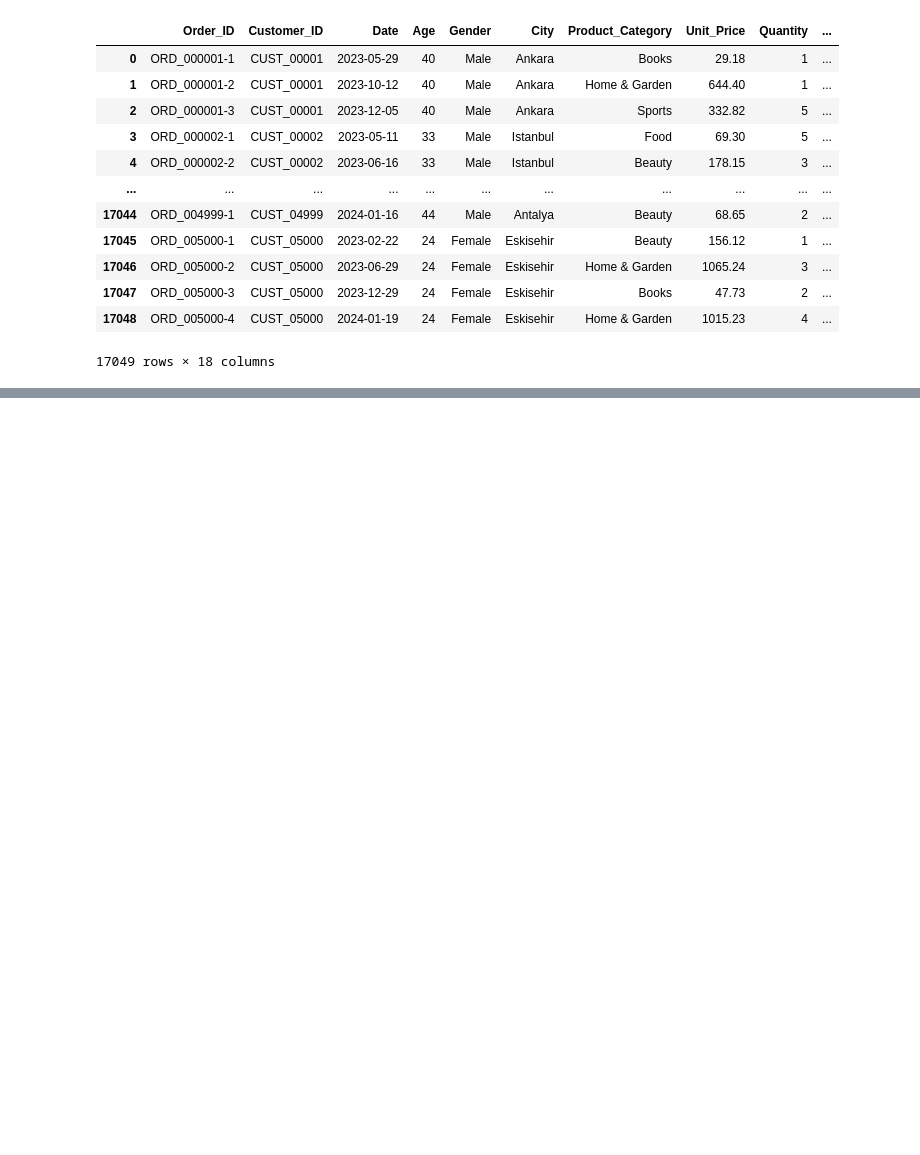
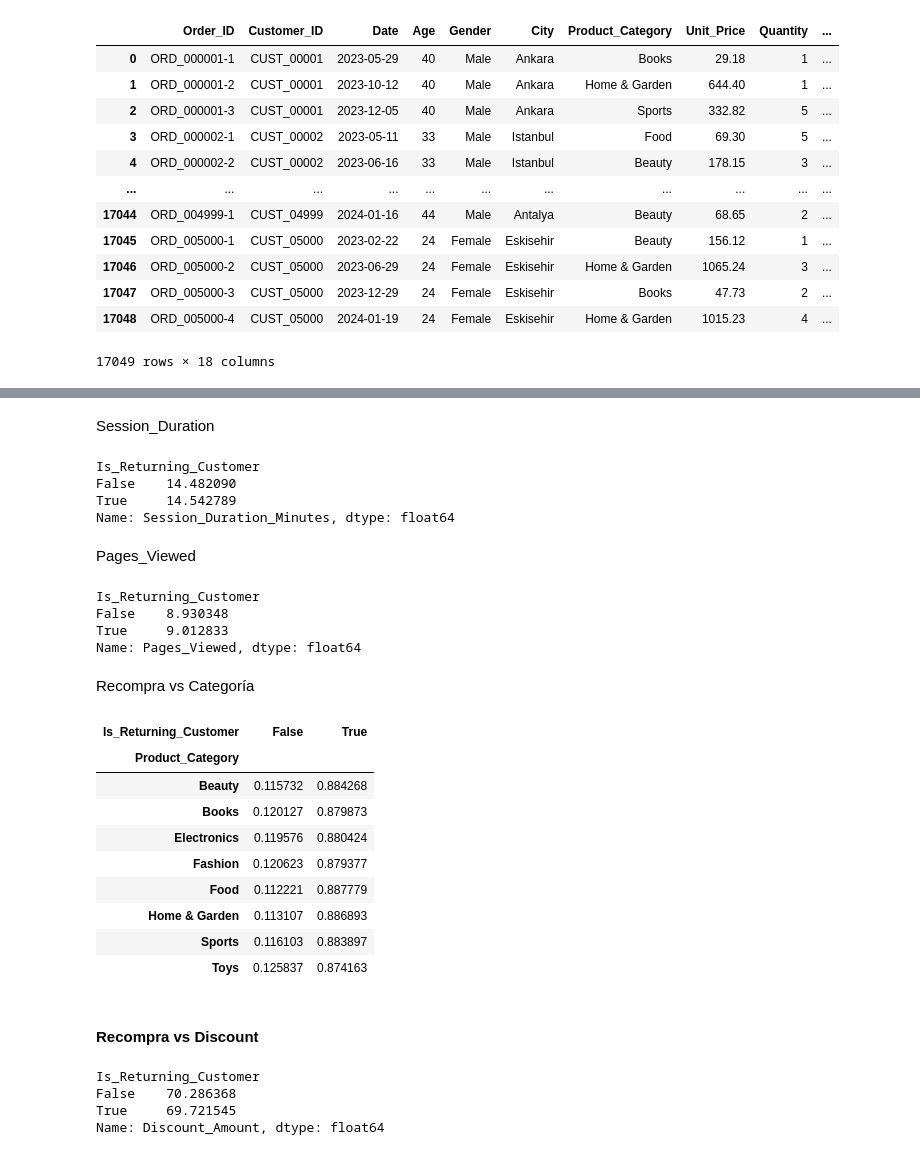
Before and after one commit to joseurquiza88/Proyecto-Data-Analytics, a Jupyter notebook: E-Commerce Business Analysis/02_E-Commerce Business Analysis.ipynb, the cells around one changed output, grey strips where cells are left out. Saved outputs shown, nothing was run; the diff lists cells and outputs as text; code cells hidden in the pictures; blank space fills up the shorter version.

```diff
--- a/E-Commerce Business Analysis/02_E-Commerce Business Analysis.ipynb
+++ b/E-Commerce Business Analysis/02_E-Commerce Business Analysis.ipynb
@@ -481,0 +127,43 @@ Identificar qué caracteriza a los clientes de alto valor y cómo aumentar el in
+# %% [markdown]
+Session_Duration
+# %%
+df.groupby("Is_Returning_Customer")["Session_Duration_Minutes"].mean()
+# %% [output]
+Is_Returning_Customer
+False    14.482090
+True     14.542789
+Name: Session_Duration_Minutes, dtype: float64
+# %% [markdown]
+Pages_Viewed
+# %%
+df.groupby("Is_Returning_Customer")["Pages_Viewed"].mean()
+# %% [output]
+Is_Returning_Customer
+False    8.930348
+True     9.012833
+Name: Pages_Viewed, dtype: float64
+# %% [markdown]
+Recompra vs Categoría
+# %%
+# Esto te muestra qué categorías tienen mayor proporción de clientes recurrentes
+pd.crosstab(df["Product_Category"], df["Is_Returning_Customer"], normalize="index")
+# %% [output]
+| Is_Returning_Customer | False | True |
+| Product_Category |  |  |
+| Beauty | 0.115732 | 0.884268 |
+| Books | 0.120127 | 0.879873 |
+| Electronics | 0.119576 | 0.880424 |
+| Fashion | 0.120623 | 0.879377 |
+| Food | 0.112221 | 0.887779 |
+| Home & Garden | 0.113107 | 0.886893 |
+| Sports | 0.116103 | 0.883897 |
+| Toys | 0.125837 | 0.874163 |
+# %% [markdown]
+#### Recompra vs Discount
+# %%
+df.groupby("Is_Returning_Customer")["Discount_Amount"].mean()
+# %% [output]
+Is_Returning_Customer
+False    70.286368
+True     69.721545
+Name: Discount_Amount, dtype: float64
```
Also changed, not shown: parts of 44 cells of this notebook, 1 other file.
